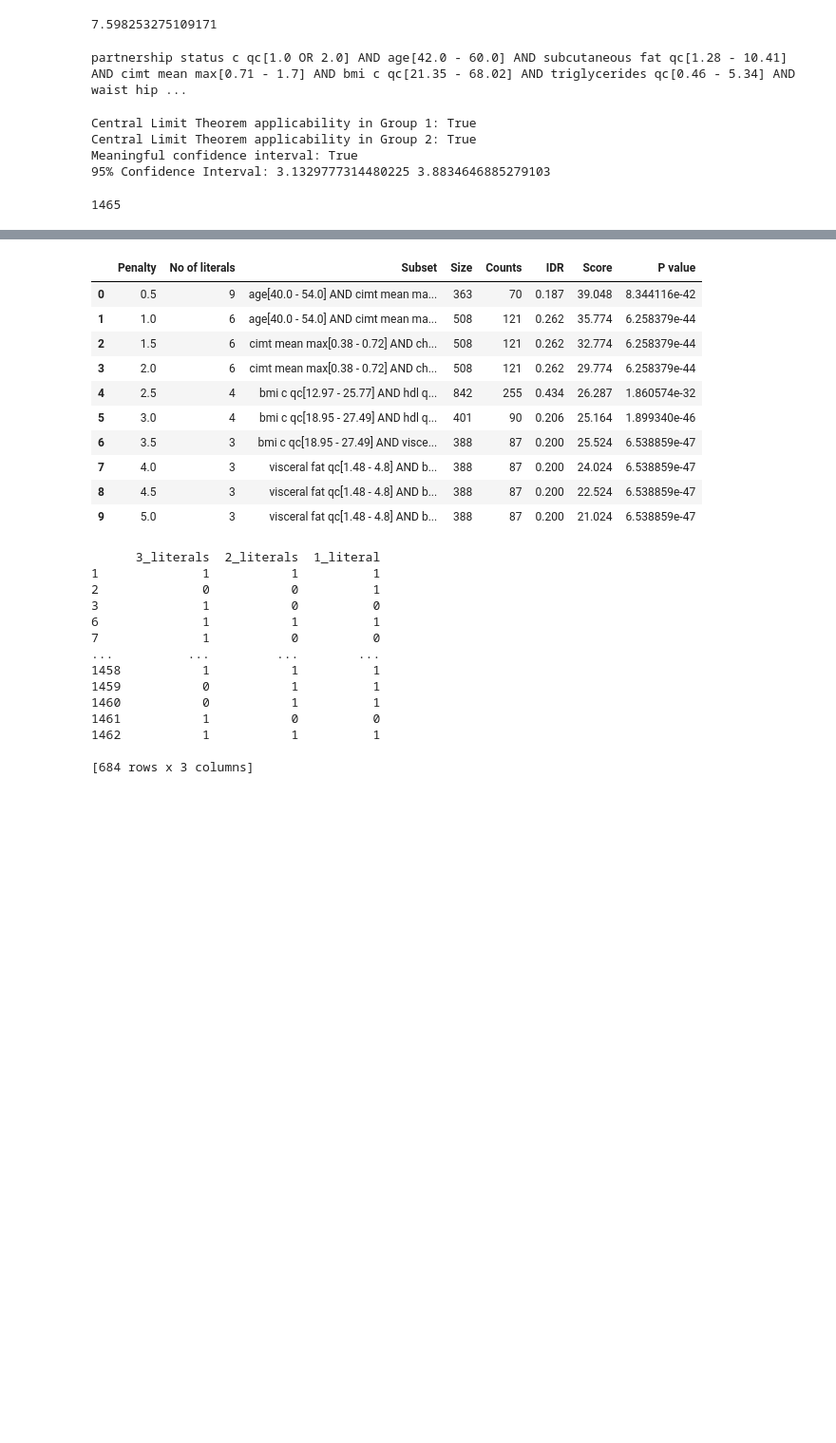
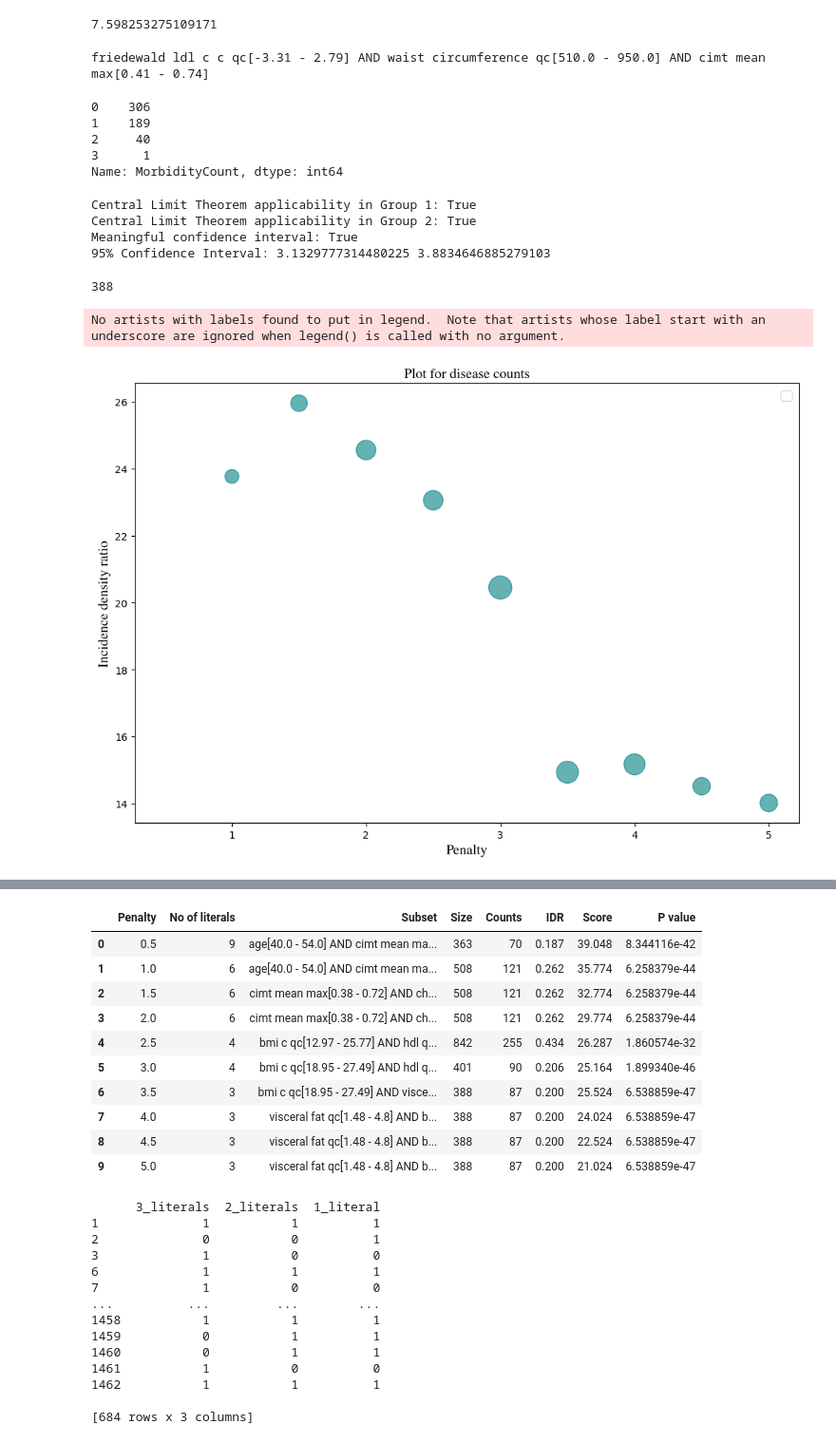
Before and after one commit to kayvinsoo7/HAALSI_work, a Jupyter notebook: mdscan-master/Poisson_scoring.ipynb, the cells around one changed output, grey strips where cells are left out. Shown at 95% size. Drawn from its saved outputs; the diff is of its cells as text; code cells hidden in the pictures; blank space fills up the shorter version.

```diff
--- a/mdscan-master/Poisson_scoring.ipynb
+++ b/mdscan-master/Poisson_scoring.ipynb
@@ -402,7 +414,7 @@ scanner = MDSS(scoring_function)
 # Define a list of penalty values to loop through
 penalty_values = [0.5, 1, 1.5, 2, 2.5, 3, 3.5, 4, 4.5, 5]
 # penalty_values = [0.5, 0.8, 1.0, 1.3, 1.5]
-num_iters = 10
+num_iters = 5
 # Initialize empty lists to store results
 subset_results = []
 subset_results1 = []
@@ -512,17 +528,25 @@ temp_df['MorbidityCount'].sum()/dff_2['MorbidityCount'].sum()*100
 # %% [output]
 7.598253275109171
 # %%
-scoring_function = Poisson(direction='positive')
+scoring_function = Poisson(direction='negative')
 scanner = MDSS(scoring_function)
 # Perform the scan with the current penalty value
 subset, score = scanner.scan(dff_2[search_space], dff_2['MorbidityCount'], dff_2['expectationPoisson'], cpu=0.95,
-                                penalty=9.5, num_iters=num_iters, contiguous=contiguous.copy())
+                                penalty=3.5, num_iters=10, contiguous=contiguous.copy())
 print(translate_subset_to_rule(compress_contiguous(subset, contiguous)))
 
 to_choose = dff_2[subset.keys()].isin(subset).all(axis=1)
 temp_df = dff_2.loc[to_choose]
 # %% [output]
-partnership status c qc[1.0 OR 2.0] AND age[42.0 - 60.0] AND subcutaneous fat qc[1.28 - 10.41] AND cimt mean max[0.71 - 1.7] AND bmi c qc[21.35 - 68.02] AND triglycerides qc[0.46 - 5.34] AND waist hip ...
+friedewald ldl c c qc[-3.31 - 2.79] AND waist circumference qc[510.0 - 950.0] AND cimt mean max[0.41 - 0.74]
+# %%
+temp_df['MorbidityCount'].value_counts()
+# %% [output]
+0    306
+1    189
+2     40
+3      1
+Name: MorbidityCount, dtype: int64
 # %%
 import numpy as np
 import scipy.stats as stats
@@ -578,6 +602,44 @@ Central Limit Theorem applicability in Group 2: True
 Meaningful confidence interval: True
 95% Confidence Interval: 3.1329777314480225 3.8834646885279103
 # %%
-dff_2.shape[0]
+temp_df.shape[0]
 # %% [output]
-1465
+388
+# %%
+datum = {'size': [36,250,333,418,418,536,467,439,315,315],
+'counts': [0,98,140,196,196,272,246,225,156,156],
+'IDR': [0,0.171,0.227,0.285,0.285,0.366,0.319,0.3,0.215,0.215],
+'scores': [25.136,23.768,25.956,24.557,23.057,20.45,14.935,15.171,14.517,14.017],
+'literals': [6,6,5,3,3,3,2,2,1,1],
+'penalty': [0.5,1.0,1.5,2.0,2.5,3.0,3.5,4.0,4.5,5.0]}
+
+df = pd.DataFrame(datum)
+
+# Plotting
+plt.figure(figsize=(12, 8))
+
+# Plot Odds for Bernoulli
+# plt.scatter(df['penalty'], df['scores'], s=df['size']*2, label='Size', alpha=0.7)
+
+# Plot Odds for Bernoulli
+plt.scatter(df['penalty'], df['scores'], s=df['counts']*2, color='teal', alpha=0.6)
+
+# Annotate the size values for Bernoulli
+for i, txt in enumerate(df['literals']):
+    plt.annotate(txt, (df['penalty'][i], df['IDR'][i]), textcoords="offset points", xytext=(0,-4), ha='center', fontname="Times", fontsize=12)
+
+# Annotate the size values for Bernoulli
+# for i, txt in enumerate(df['size']):
+#     plt.annotate(txt, (df['penalty'][i], df['penalty'][i]), textcoords="offset points", xytext=(0,10), ha='center', fontname="Times")
+
+# Add labels and title
+plt.xlabel('Penalty', fontsize=14, fontname="Times")
+plt.ylabel('Incidence density ratio', fontsize=14, fontname="Times")
+plt.title('Plot for disease counts', fontname="Times", fontsize=14)
+plt.legend(fontsize="14")
+
+# Show the plot
+plt.show()
+# %% [output]
+No artists with labels found to put in legend.  Note that artists whose label start with an underscore are ignored when legend() is called with no argument.
+[figure, added]
```
Also changed, not shown: parts of 3 cells of this notebook.
